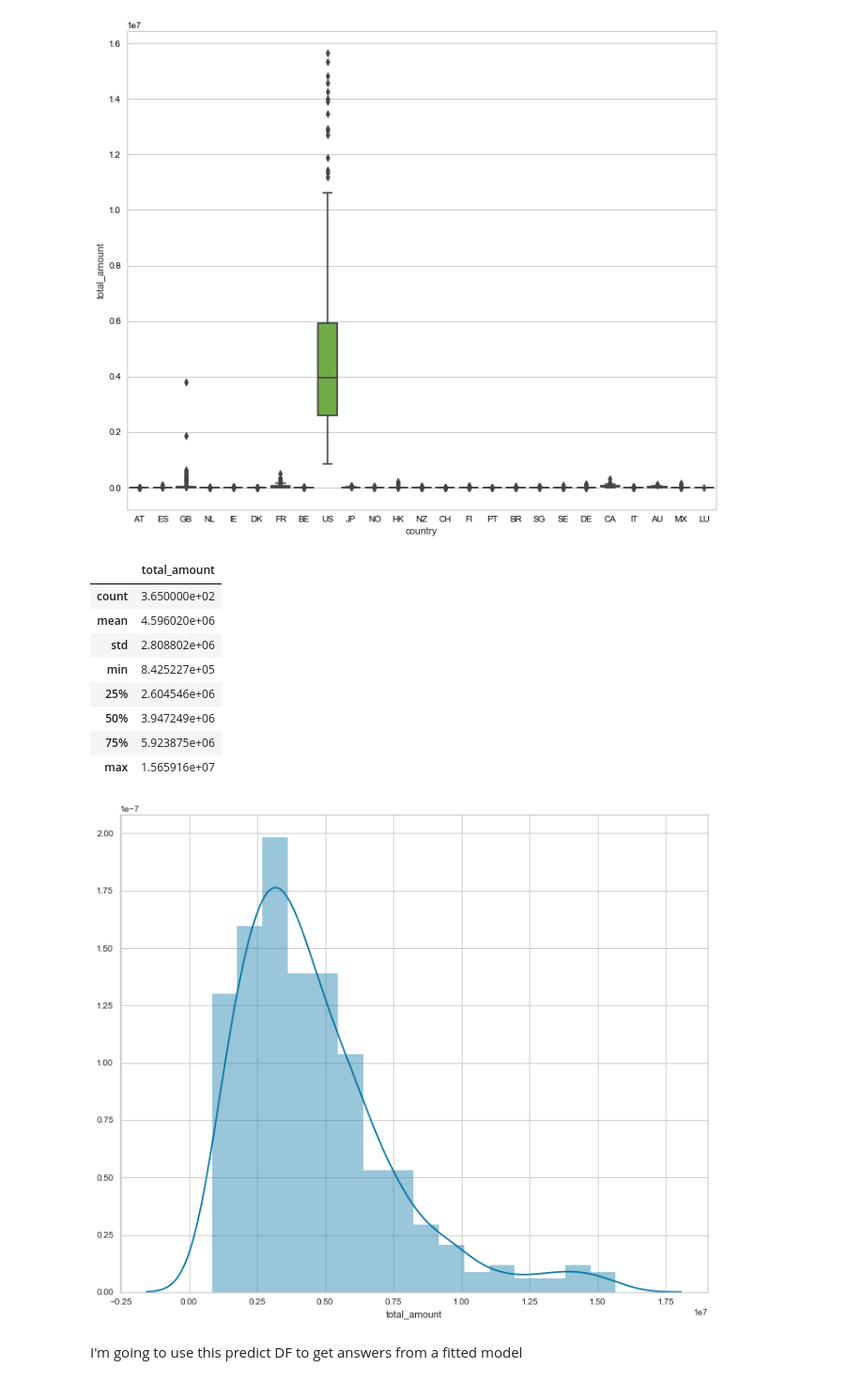
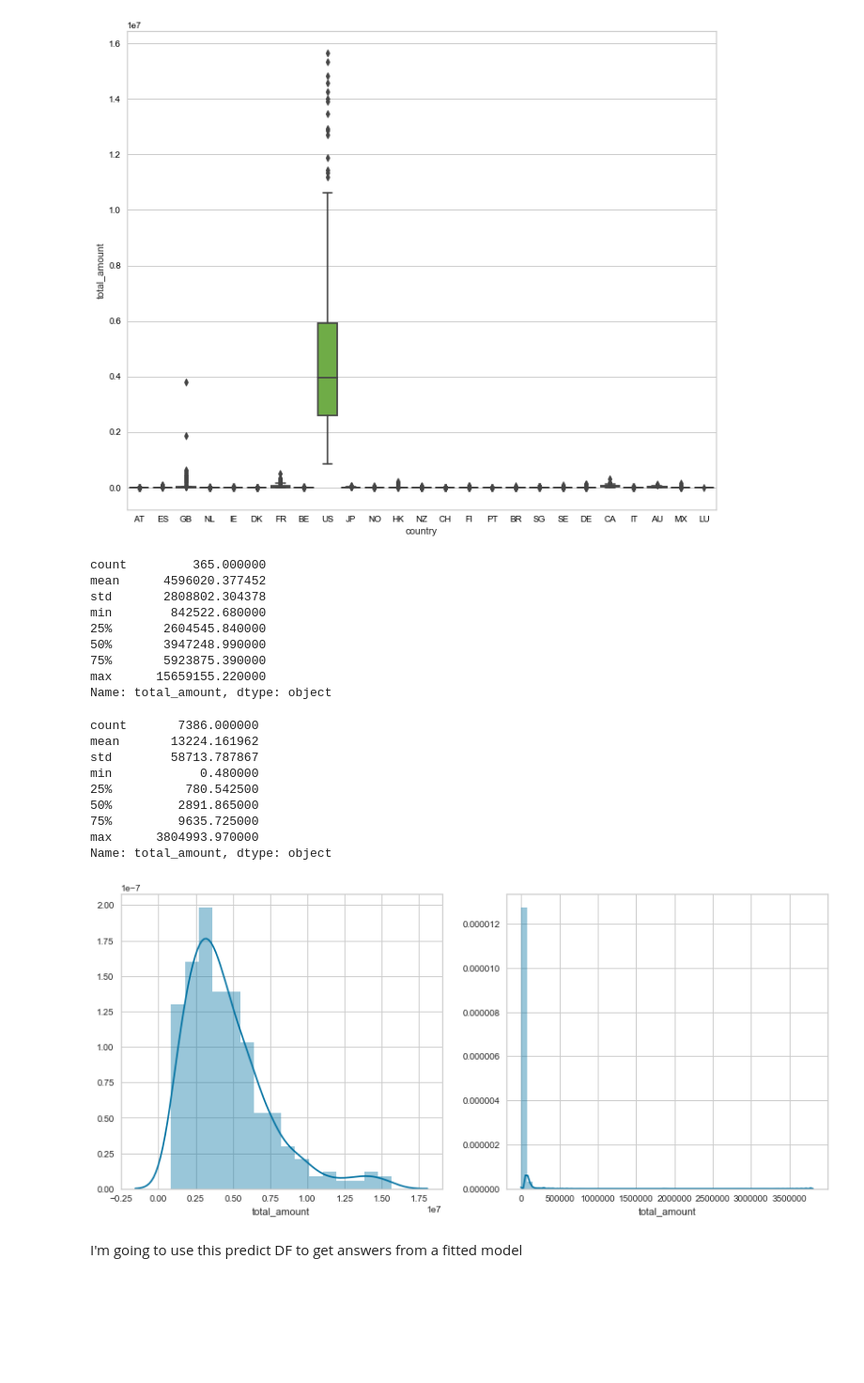
Before and after one commit to codyRing/Interview_Prep, a Jupyter notebook: Payout Regression.ipynb, the cells around one changed output. Shown at 94% size. Drawn from its saved outputs; the diff is of its cells as text; code cells hidden in the pictures; blank space fills up the shorter version.

```diff
--- a/Payout Regression.ipynb
+++ b/Payout Regression.ipynb
@@ -200,23 +200,37 @@ plt.savefig('./Data/country_boxplot.png')
 # +06 is millions
 # +07 is tens of millions
 
-data[data['country']=='US'].describe()
+data[data['country']=='US'].total_amount.describe().apply(lambda x: format(x, 'f'))
 # %% [output]
-|  | total_amount |
-| count | 3.650000e+02 |
-| mean | 4.596020e+06 |
-| std | 2.808802e+06 |
-| min | 8.425227e+05 |
-| 25% | 2.604546e+06 |
-| 50% | 3.947249e+06 |
-| 75% | 5.923875e+06 |
-| max | 1.565916e+07 |
+count         365.000000
+mean      4596020.377452
+std       2808802.304378
+min        842522.680000
+25%       2604545.840000
+50%       3947248.990000
+75%       5923875.390000
+max      15659155.220000
+Name: total_amount, dtype: object
+# %%
+data[data['country']!='US'].total_amount.describe().apply(lambda x: format(x, 'f'))
+# %% [output]
+count       7386.000000
+mean       13224.161962
+std        58713.787867
+min            0.480000
+25%          780.542500
+50%         2891.865000
+75%         9635.725000
+max      3804993.970000
+Name: total_amount, dtype: object
 # %%
-fig, (ax1) = plt.subplots(nrows= 1, ncols =1 ,figsize=(12,10))
+fig, (ax1, ax2) = plt.subplots(nrows=1, ncols=2,figsize = [14,6])
+
 sns.distplot(data[data['country']=='US'].total_amount,ax=ax1)
+sns.distplot(data[data['country']!='US'].total_amount,ax=ax2)
 plt.savefig('./Data/US_Hist.png')
 # %% [output]
-[figure, old version]
+[figure, new version]
 # %% [markdown]
 I'm going to use this predict DF to get answers from a fitted model
 # %%
```
Also changed, not shown: parts of 14 cells of this notebook.
